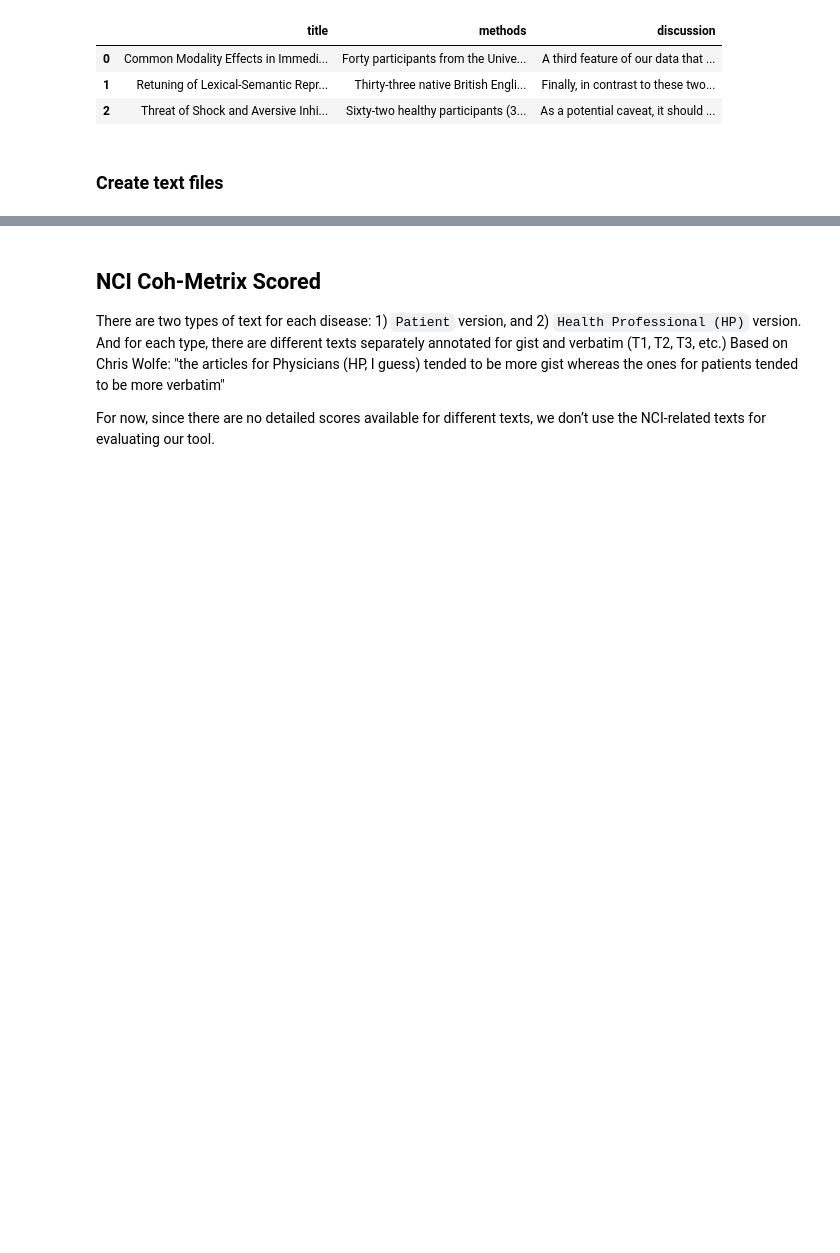
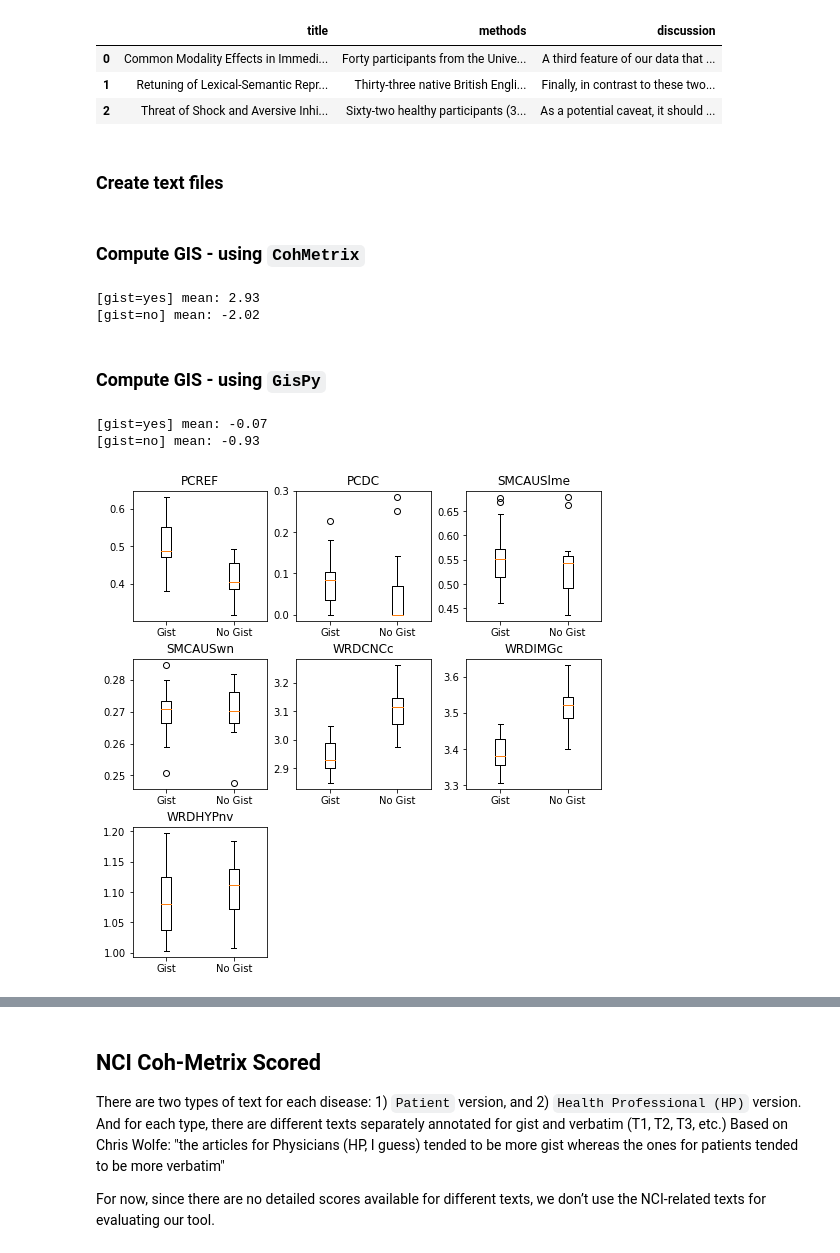
Before and after one commit to phosseini/GisPy, a Jupyter notebook: notebooks/wolfe_data.ipynb, the cells around one changed output, grey strips where cells are left out. Cells and saved outputs as stored; diff of their text form; code cells hidden in the pictures; blank space fills up the shorter version.

Commit message:
updating Wolfe-related experiments notebook

```diff
--- a/notebooks/wolfe_data.ipynb
+++ b/notebooks/wolfe_data.ipynb
@@ -105,0 +158,60 @@ for i in range(len(df)):
+# %% [markdown]
+### Compute GIS - using `CohMetrix`
+# %%
+df = pd.read_csv('../data/wolfe_cohmetrix.csv')
+df_scores = GIS().score(df, wolfe=True)
+
+id_col = 'TextID'
+
+df_yes = df[df[id_col].apply(lambda x: x.split("_")[-2].endswith('d'))]
+df_no = df[df[id_col].apply(lambda x: x.split("_")[-2].endswith('m'))]
+
+scores = {'yes': [], 'no': []}
+
+for idx, row in df_scores.iterrows():
+    if row[id_col].split("_")[-2].endswith('d'):
+        scores['yes'].append(float(row['GIS']))
+    else:
+        scores['no'].append(float(row['GIS']))
+
+scores_yes = np.array(scores['yes'])
+scores_no = np.array(scores['no'])
+
+print('[gist=yes] mean: {}'.format(round(statistics.mean(scores_yes), 2)))
+print('[gist=no] mean: {}'.format(round(statistics.mean(scores_no), 2)))
+# %% [output]
+[gist=yes] mean: 2.93
+[gist=no] mean: -2.02
+# %% [markdown]
+### Compute GIS - using `GisPy`
+# %%
+df = pd.read_csv('../gispy/wolfe_gispy.csv')
+
+df_yes = df[df['d_id'].apply(lambda x: x.startswith('d_'))]
+df_no = df[df['d_id'].apply(lambda x: x.startswith('m_'))]
+
+print('[gist=yes] mean: {}'.format(round(statistics.mean(df_yes['gis']), 2)))
+print('[gist=no] mean: {}'.format(round(statistics.mean(df_no['gis']), 2)))
+# %% [output]
+[gist=yes] mean: -0.07
+[gist=no] mean: -0.93
+# %%
+# formula = PCREFz + PCDCz + (zSMCAUSlsa - zSMCAUSwn) - PCCNCz - zWRDIMGc - zWRDHYPnv
+cols = [["PCREFz", 0, 0], ["PCDCz", 0, 1], ["zSMCAUSlsa", 0, 2], ["zSMCAUSwn", 1, 0],
+        ["PCCNCz", 1, 1], ["zWRDIMGc", 1, 2], ["zWRDHYPnv", 2, 0]]
+
+cols_gispy = [["PCREF", 0, 0], ["PCDC", 0, 1], ["SMCAUSlme", 0, 2], ["SMCAUSwn", 1, 0],
+        ["WRDCNCc", 1, 1], ["WRDIMGc", 1, 2], ["WRDHYPnv", 2, 0]]
+
+fig, axis = plt.subplots(3, 3, figsize=(7,7), constrained_layout=True)
+
+for col in cols_gispy:
+    axis[col[1], col[2]].boxplot([df_yes[col[0]], df_no[col[0]]], labels=['Gist', 'No Gist'])
+    axis[col[1], col[2]].set_title(col[0])
+
+axis[2, 1].set_axis_off()
+axis[2, 2].set_axis_off()
+
+fig.savefig('aaa.pdf')
+# %% [output]
+[figure, added]
```
Also changed, not shown: parts of 10 cells of this notebook, 2 other files.
